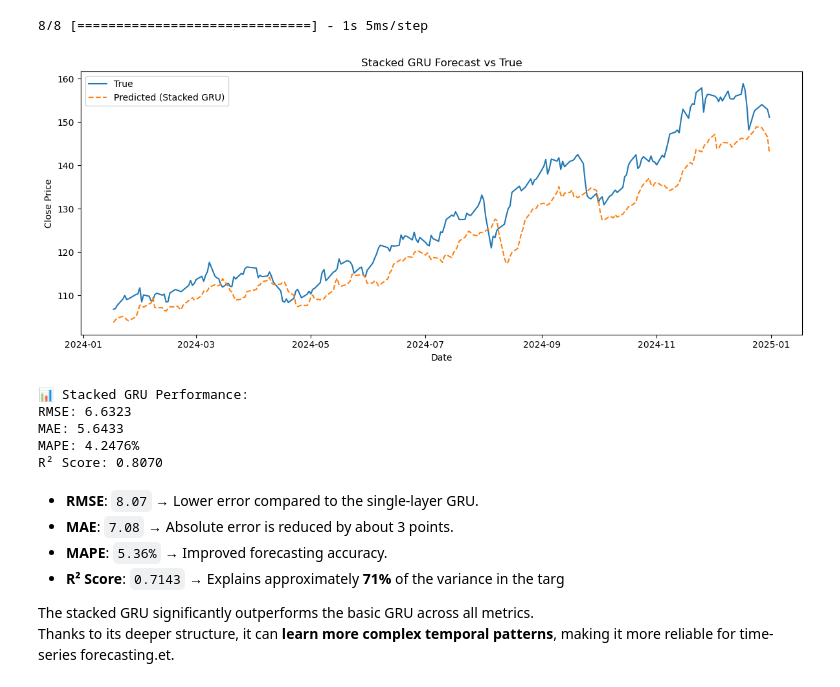
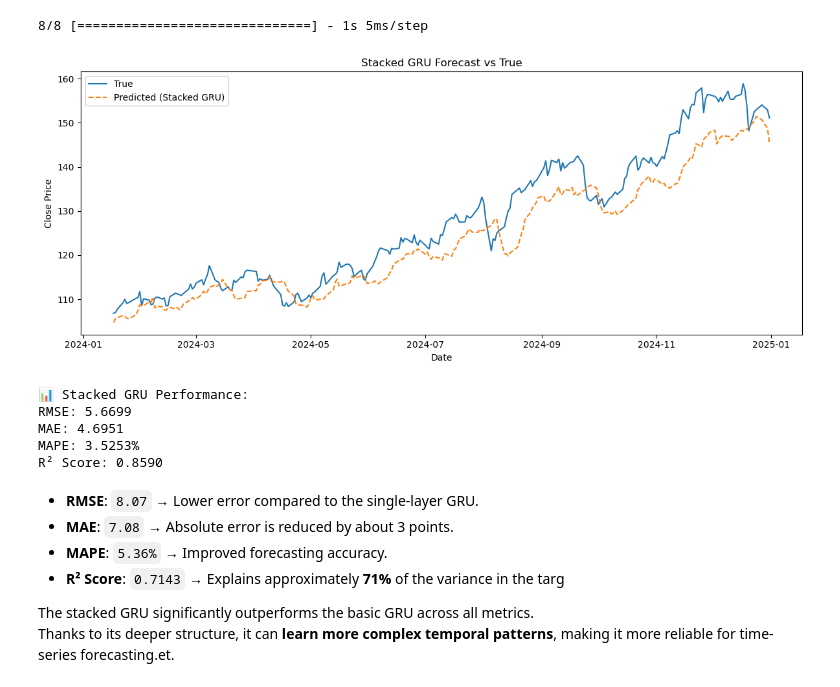
Before and after one commit to pranjakt001/AIPoweredStockMarketPrediction, a Jupyter notebook: experimental analysis code_susan.ipynb, the cells around one changed output. Drawn from its saved outputs; the diff is of its cells as text; code cells hidden in the pictures.

```diff
--- a/experimental analysis code_susan.ipynb
+++ b/experimental analysis code_susan.ipynb
@@ -854,34 +812,34 @@ Epoch 50/50
 # %%
 # Predict
-y_pred = stacked_gru_model.predict(X_val)
+stacked_y_pred = stacked_gru_model.predict(X_val)
 
 # Inverse transform
-y_pred = y_scaler.inverse_transform(y_pred)
-y_val = y_scaler.inverse_transform(y_val)
+stacked_y_pred = y_scaler.inverse_transform(stacked_y_pred)
+stacked_y_val = y_scaler.inverse_transform(y_val)
 
-index = stock_df.index[-len(y_val):]
+stacked_index = stock_df.index[-len(stacked_y_val):]
 # %% [output]
 8/8 [==============================] - 1s 5ms/step
 # %%
 # Visualise
 plt.figure(figsize=(12, 5))
-plt.plot(index, y_val, label='True')
-plt.plot(index, y_pred, label='Predicted (Stacked GRU)', linestyle='--')
+plt.plot(stacked_index, stacked_y_val, label='True')
+plt.plot(stacked_index, stacked_y_pred, label='Predicted (Stacked GRU)', linestyle='--')
 plt.title('Stacked GRU Forecast vs True')
 plt.xlabel('Date')
 plt.ylabel('Close Price')
 plt.legend()
 plt.tight_layout()
 plt.show()
 # %% [output]
-[figure, old version]
+[figure, new version]
 # %%
 from sklearn.metrics import mean_squared_error, mean_absolute_error, mean_absolute_percentage_error, r2_score
 
-stacked_gru_rmse = np.sqrt(mean_squared_error(y_val, y_pred))
-stacked_gru_mae = mean_absolute_error(y_val, y_pred)
-stacked_gru_mape = mean_absolute_percentage_error(y_val, y_pred)
-stacked_gru_r2 = r2_score(y_val, y_pred)
+stacked_gru_rmse = np.sqrt(mean_squared_error(stacked_y_val, stacked_y_pred))
+stacked_gru_mae = mean_absolute_error(stacked_y_val, stacked_y_pred)
+stacked_gru_mape = mean_absolute_percentage_error(stacked_y_val, stacked_y_pred)
+stacked_gru_r2 = r2_score(stacked_y_val, stacked_y_pred)
 
 print("📊 Stacked GRU Performance:")
 print(f"RMSE: {stacked_gru_rmse:.4f}")
@@ -890,10 +848,10 @@ print(f"MAPE: {stacked_gru_mape:.4%}")
 print(f"R² Score: {stacked_gru_r2:.4f}")
 # %% [output]
 📊 Stacked GRU Performance:
-RMSE: 6.6323
-MAE: 5.6433
-MAPE: 4.2476%
-R² Score: 0.8070
+RMSE: 5.6699
+MAE: 4.6951
+MAPE: 3.5253%
+R² Score: 0.8590
 # %% [markdown]
 - **RMSE**: `8.07` → Lower error compared to the single-layer GRU.
 - **MAE**: `7.08` → Absolute error is reduced by about 3 points.
```
Also changed, not shown: parts of 20 cells of this notebook.
